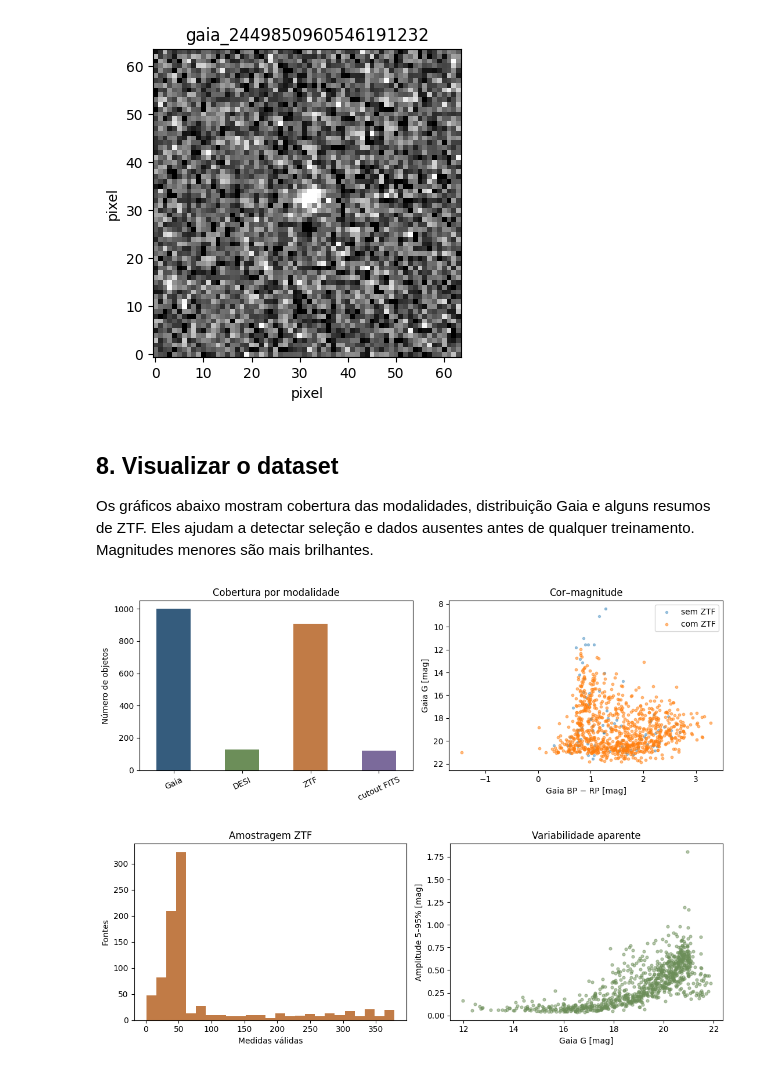
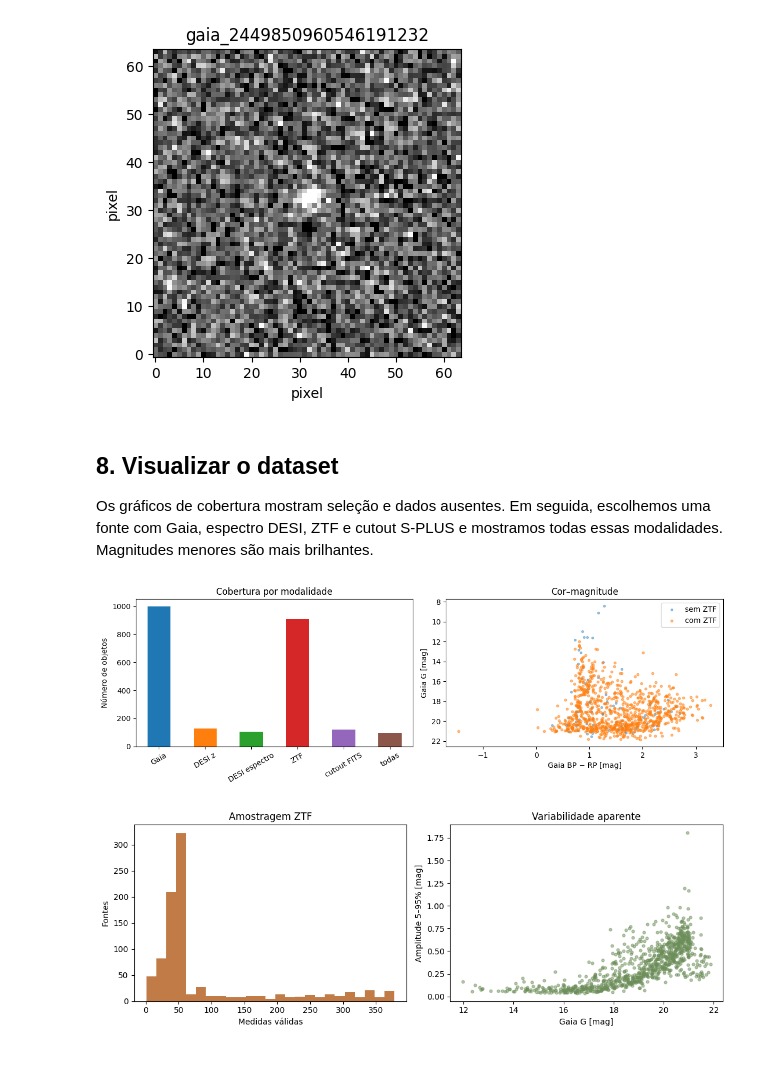
Before and after one commit to Schwarzam/SAB-AI-Scope-workshop, a Jupyter notebook: notebooks/05_multimodal_dataset.ipynb, the cells around one changed output. Cells and saved outputs as stored; diff of their text form; code cells hidden in the pictures.

Commit message:
updated multimodal notebook

```diff
--- a/notebooks/05_multimodal_dataset.ipynb
+++ b/notebooks/05_multimodal_dataset.ipynb
@@ -256,7 +304,10 @@ manifest = manifest.merge(ztf_features, on="object_id", how="left", validate="on
 manifest["n_desi_candidates"] = manifest["n_desi_candidates"].fillna(0).astype(int)
 manifest["n_ztf_candidates"] = manifest["n_ztf_candidates"].fillna(0).astype(int)
 manifest["has_desi"] = manifest["desi_id"].notna()
+manifest["has_desi_spectrum"] = manifest["desi_id"].isin(valid_spectra_ids)
 manifest["has_ztf"] = manifest["ztf_id"].notna()
+ztf_filter_counts = raw_ztf.groupby("object_id")["filterid"].nunique()
+manifest["n_ztf_filters"] = manifest["object_id"].map(ztf_filter_counts).fillna(0).astype(int)
 manifest["has_good_astrometry"] = pd.to_numeric(manifest["ruwe"], errors="coerce").lt(1.4) & manifest["parallax"].notna()
 manifest["has_secure_desi_z"] = (manifest["has_desi"]
                                   & pd.to_numeric(manifest["zwarn"], errors="coerce").eq(0)
@@ -293,7 +344,10 @@ Baixamos 12 cutouts FITS do mesmo arquivo `R`, sempre ligados ao `object_id`. Em
 # %%
 image_dir = OUT / "images"
 image_dir.mkdir(exist_ok=True)
-for idx, row in manifest.head(MAX_CUTOUTS).iterrows():
+stamp_targets = (manifest.assign(_overlap=manifest.has_desi_spectrum & manifest.has_ztf)
+                 .sort_values(["_overlap", "image_distance_deg"], ascending=[False, True])
+                 .head(MAX_CUTOUTS))
+for idx, row in stamp_targets.iterrows():
     try:
         stamp_bytes = cl.create_stamp(
             file_id=int(image_file["id"]), ra=float(row["ra"]), dec=float(row["dec"]),
@@ -310,8 +364,11 @@ for idx, row in manifest.head(MAX_CUTOUTS).iterrows():
     except Exception as exc:
         manifest.loc[idx, "stamp_status"] = f"failed: {type(exc).__name__}"
 
+manifest["has_full_multimodal"] = (manifest.has_desi_spectrum & manifest.has_ztf
+                                   & manifest.stamp_status.eq("available"))
 print(manifest.stamp_status.value_counts())
-display(manifest[["object_id", "stamp_path", "stamp_status"]].head(MAX_CUTOUTS))
+print(f"Fontes com Gaia, espectro DESI, ZTF e cutout: {manifest.has_full_multimodal.sum()}")
+display(manifest.loc[stamp_targets.index, ["object_id", "stamp_path", "stamp_status"]].head(MAX_CUTOUTS))
 # %% [output]
 stamp_status
 not_requested    880
@@ -347,31 +405,33 @@ else:
 # %% [markdown]
 ## 8. Visualizar o dataset
 
-Os gráficos abaixo mostram cobertura das modalidades, distribuição Gaia e alguns resumos de ZTF. Eles ajudam a detectar seleção e dados ausentes antes de qualquer treinamento. Magnitudes menores são mais brilhantes.
+Os gráficos de cobertura mostram seleção e dados ausentes. Em seguida, escolhemos uma fonte com Gaia, espectro DESI, ZTF e cutout S-PLUS e mostramos todas essas modalidades. Magnitudes menores são mais brilhantes.
 # %%
 coverage = pd.Series({
     "Gaia": len(manifest),
-    "DESI": int(manifest.has_desi.sum()),
+    "DESI z": int(manifest.has_desi.sum()),
+    "DESI espectro": int(manifest.has_desi_spectrum.sum()),
     "ZTF": int(manifest.has_ztf.sum()),
     "cutout FITS": int(manifest.stamp_status.eq("available").sum()),
+    "todas": int(manifest.has_full_multimodal.sum()),
 })
-fig, axes = plt.subplots(1, 2, figsize=(11, 4))
-coverage.plot.bar(ax=axes[0], color=["#355c7d", "#6c8e59", "#c17b46", "#7b6a9b"])
+fig, axes = plt.subplots(1, 2, figsize=(12, 4))
+coverage.plot.bar(ax=axes[0], color=plt.cm.tab10.colors[:len(coverage)])
 axes[0].set(ylabel="Número de objetos", title="Cobertura por modalidade")
-axes[0].tick_params(axis="x", rotation=25)
+axes[0].tick_params(axis="x", rotation=30)
 axes[1].scatter(manifest.loc[~manifest.has_ztf, "bp_minus_rp"],
                 manifest.loc[~manifest.has_ztf, "phot_g_mean_mag"],
                 s=8, alpha=0.4, label="sem ZTF")
 axes[1].scatter(manifest.loc[manifest.has_ztf, "bp_minus_rp"],
                 manifest.loc[manifest.has_ztf, "phot_g_mean_mag"],
                 s=10, alpha=0.5, label="com ZTF")
 axes[1].invert_yaxis()
 axes[1].set(xlabel="Gaia BP − RP [mag]", ylabel="Gaia G [mag]", title="Cor–magnitude")
 axes[1].legend()
 plt.tight_layout()
 plt.show()
 # %% [output]
-[figure, old version]
+[figure, new version]
 # %%
 if manifest.has_ztf.any():
     fig, axes = plt.subplots(1, 2, figsize=(11, 4))
```
Also changed, not shown: parts of 11 cells of this notebook, 2 other files.
